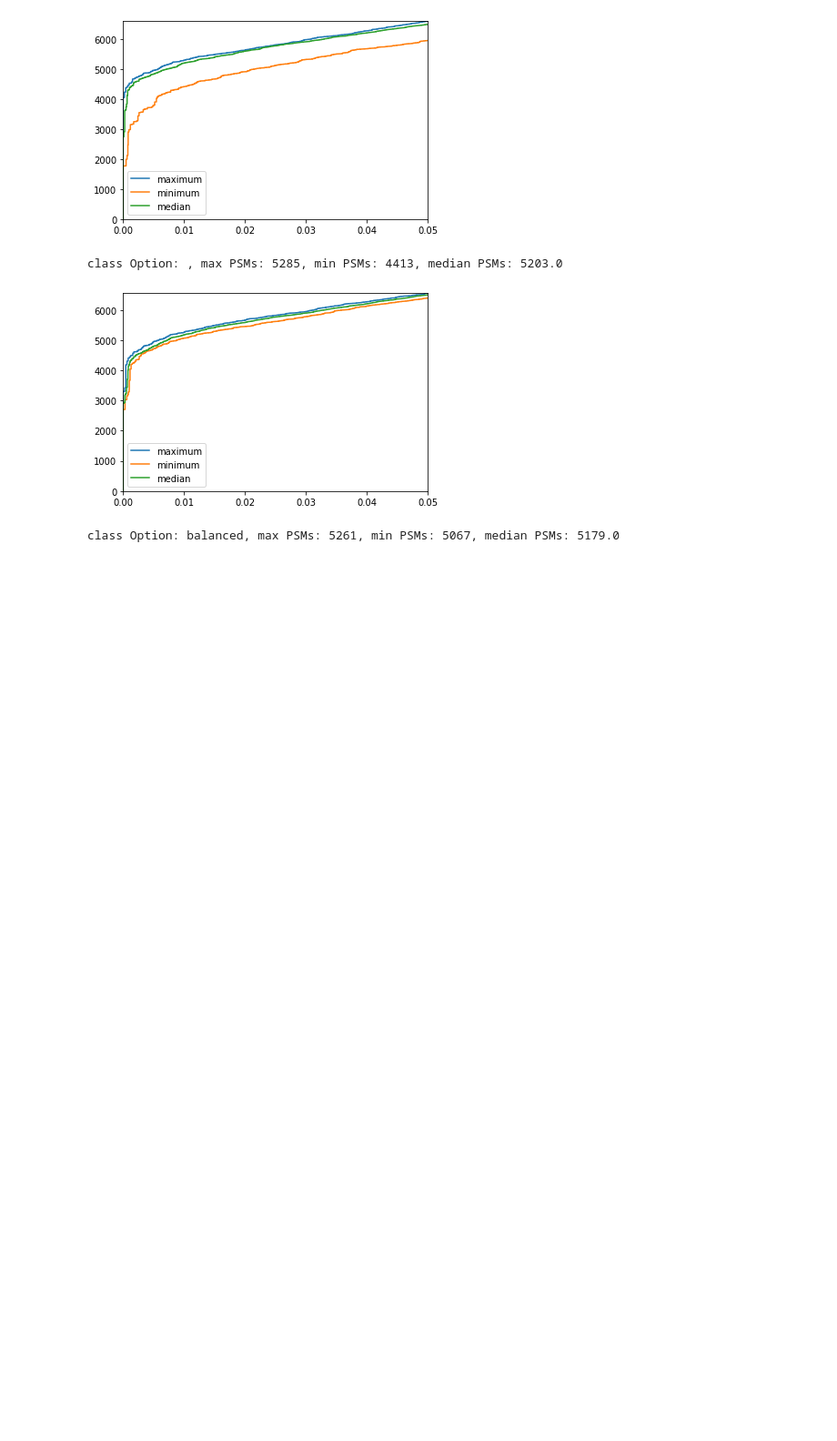
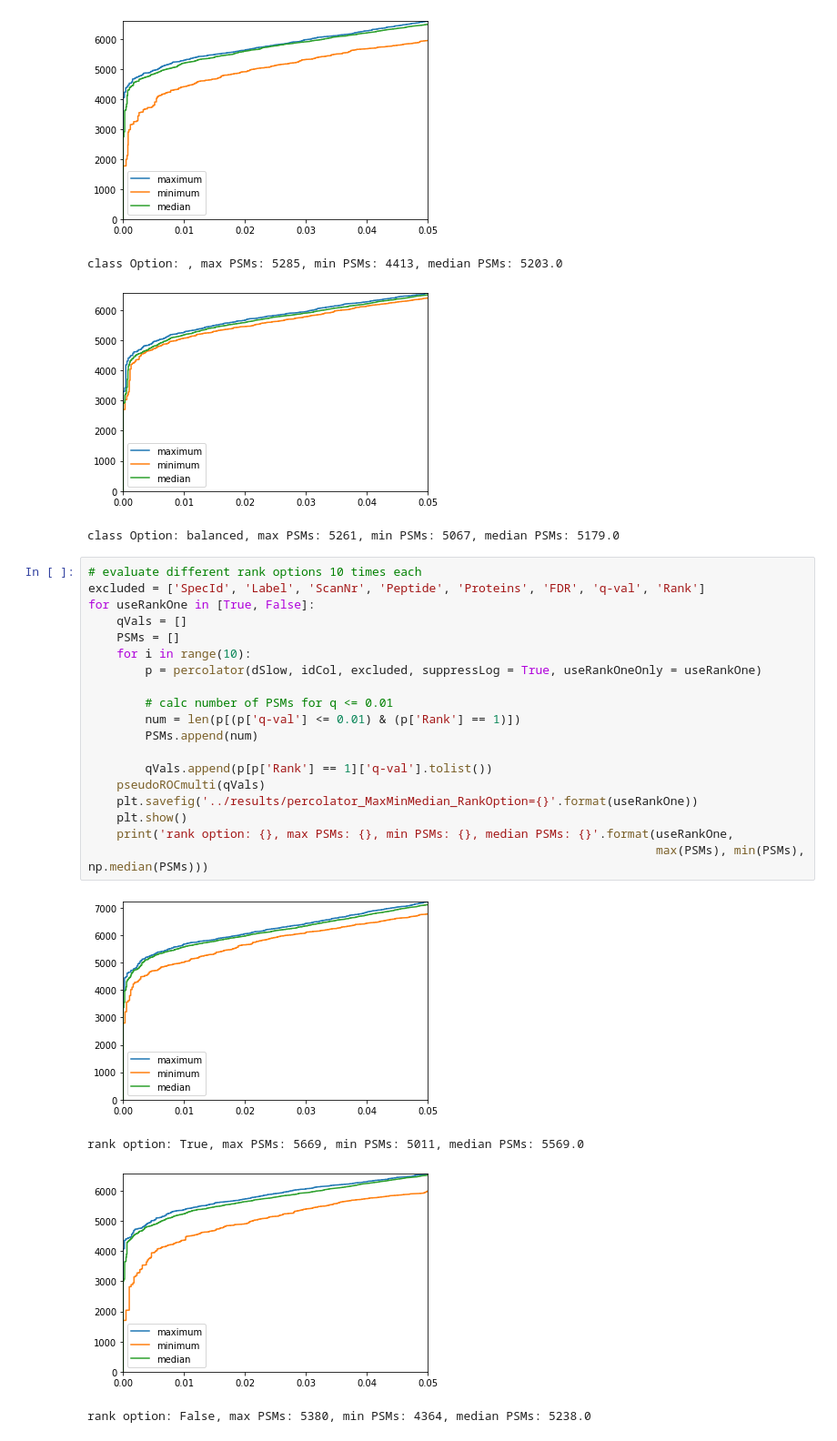
Before and after one commit to emilpaulitz/Bachelor-Thesis, a Jupyter notebook: src/EvaluatePycolator.ipynb, the cells around one changed output. Shown at 91% size. Cells and saved outputs as stored; diff of their text form; blank space fills up the shorter version.

```diff
--- a/src/EvaluatePycolator.ipynb
+++ b/src/EvaluatePycolator.ipynb
@@ -74,3 +74,27 @@ for classOption in ['','balanced']:
 class Option: , max PSMs: 5285, min PSMs: 4413, median PSMs: 5203.0
 [figure]
 class Option: balanced, max PSMs: 5261, min PSMs: 5067, median PSMs: 5179.0
+# %%
+# evaluate different rank options 10 times each
+excluded = ['SpecId', 'Label', 'ScanNr', 'Peptide', 'Proteins', 'FDR', 'q-val', 'Rank']
+for useRankOne in [True, False]:
+    qVals = []
+    PSMs = []
+    for i in range(10):
+        p = percolator(dSlow, idCol, excluded, suppressLog = True, useRankOneOnly = useRankOne)
+
+        # calc number of PSMs for q <= 0.01
+        num = len(p[(p['q-val'] <= 0.01) & (p['Rank'] == 1)])
+        PSMs.append(num)
+
+        qVals.append(p[p['Rank'] == 1]['q-val'].tolist())
+    pseudoROCmulti(qVals)
+    plt.savefig('../results/percolator_MaxMinMedian_RankOption={}'.format(useRankOne))
+    plt.show()
+    print('rank option: {}, max PSMs: {}, min PSMs: {}, median PSMs: {}'.format(useRankOne,
+                                                                                max(PSMs), min(PSMs), np.median(PSMs)))
+# %% [output]
+[figure, added]
+rank option: True, max PSMs: 5669, min PSMs: 5011, median PSMs: 5569.0
+[figure, added]
+rank option: False, max PSMs: 5380, min PSMs: 4364, median PSMs: 5238.0
```
Also changed, not shown: 8 other files.
